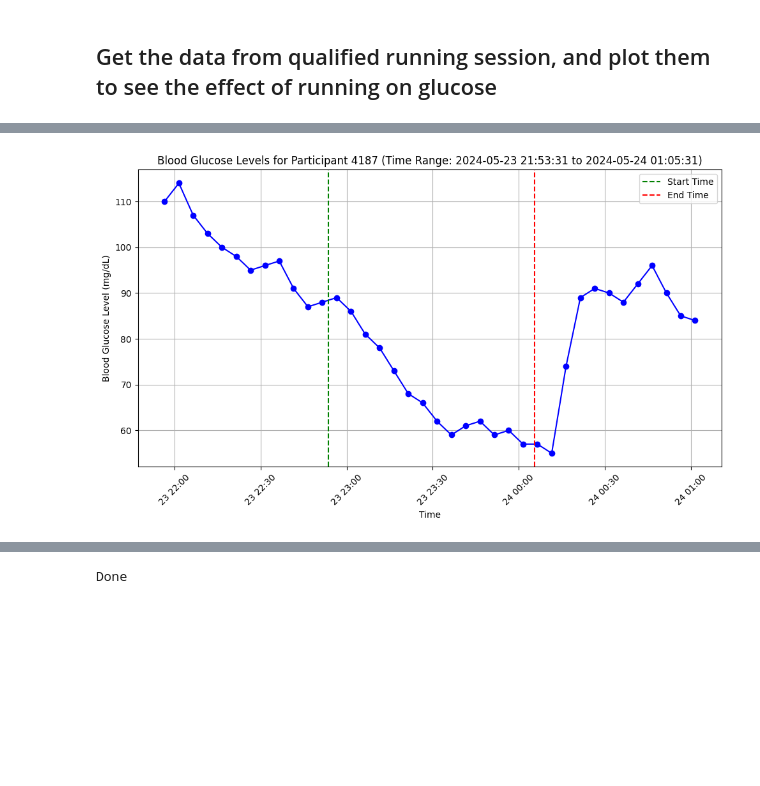
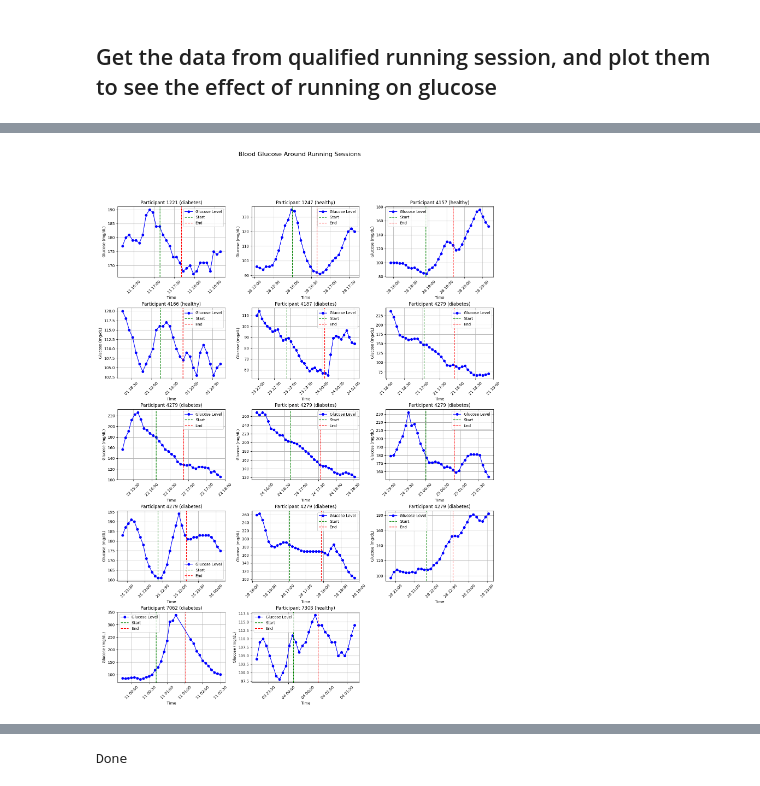
Before and after one commit to hbui138/RunningAndGlucoseTool, a Jupyter notebook: explore_cgm.ipynb, the cells around one changed output, grey strips where cells are left out. Cells and saved outputs as stored; diff of their text form; code cells hidden in the pictures; blank space fills up the shorter version.

```diff
--- a/explore_cgm.ipynb
+++ b/explore_cgm.ipynb
@@ -612,0 +679,11 @@ Passing `palette` without assigning `hue` is deprecated and will be removed in v
+# %%
+for id in merged_data['participant_id']:
+  start_time, end_time = get_start_end_time(id)
+  merged_data.loc[merged_data['participant_id'] == id, 'start_time'] = start_time
+  merged_data.loc[merged_data['participant_id'] == id, 'end_time'] = end_time
+
+merged_data.rename(columns={'study_group': 'study_group_pre'}, inplace=True)
+
+# Replace study group names
+merged_data.loc[merged_data['study_group_pre'].isin(healthy_group), 'study_group'] = 'healthy'
+merged_data.loc[merged_data['study_group_pre'].isin(diabetes_group), 'study_group'] = 'diabetes'
@@ -959,8 +1010,12 @@ plt.show()
 # %% [markdown]
 ## Get the data from qualified running session, and plot them to see the effect of running on glucose
 # %%
-running_sessions_df = pd.read_csv("qualified_running_sessions.csv", parse_dates=['start_dtime_range', 'end_dtime_range'])
+running_sessions_df = pd.read_csv("qualified_running_sessions.csv", parse_dates=['actual_start_time', 'actual_end_time'])
 running_sessions_df = running_sessions_df.drop(columns=['study_group'])
+
+# Extend start and end time by 1 hour each
+running_sessions_df['extended_start_time'] = running_sessions_df['actual_start_time'] - pd.Timedelta(hours=1)
+running_sessions_df['extended_end_time'] = running_sessions_df['actual_end_time'] + pd.Timedelta(hours=1)
 
 data_with_qualified_running = filtered_data.merge(running_sessions_df, on='participant_id', how='inner')
 
@@ -979,40 +1039,57 @@ data_with_qualified_running
 # %%
-for idx, row in data_with_qualified_running.iterrows():
+# Count how many sessions you'll plot
+num_sessions = len(data_with_qualified_running)
+
+# Create a grid of subplots (e.g., 3 per row)
+cols = 3
+rows = (num_sessions + cols - 1) // cols
+fig, axes = plt.subplots(rows, cols, figsize=(5 * cols, 4 * rows), sharex=False)
+axes = axes.flatten()  # Flatten in case it's a 2D array
+
+for i, (idx, row) in enumerate(data_with_qualified_running.iterrows()):
     id = row['participant_id']
+    study_group = row['study_group']
     print(f"Processing participant {id}")
 
-    # Process CGM data for this participant
+    # Process CGM data
     cgm_df = process_cgm_data(id)
 
-    # Get the time range (1 hour before and after) for the current participant from the row
-    time_range_start = pd.to_datetime(row['start_dtime_range'])
-    time_range_end = pd.to_datetime(row['end_dtime_range'])
+    # Time ranges
+    time_range_start = pd.to_datetime(row['extended_start_time'])
+    time_range_end = pd.to_datetime(row['extended_end_time'])
     actual_start_time = pd.to_datetime(row['actual_start_time'])
     actual_end_time = pd.to_datetime(row['actual_end_time'])
 
-    print(f"Time range: {time_range_start} to {time_range_end}")
-    print(f"Actual start time: {actual_start_time} to {actual_end_time}")
+    # Filter CGM data
+    filtered_cgm_df = cgm_df[
+        (cgm_df['start_dtime'] >= time_range_start) &
+        (cgm_df['start_dtime'] <= time_range_end)
+    ]
 
-    # Filter CGM data within the time range for the current participant
-    filtered_cgm_df = cgm_df[(cgm_df['start_dtime'] >= time_range_start) & (cgm_df['start_dtime'] <= time_range_end)]
-
-    # Check if filtered data is empty for the current participant
     if filtered_cgm_df.empty:
-        print(f"No CGM data found for participant {id} in the specified time range.")
+        print(f"No CGM data for participant {id} in specified range.")
         continue
 
-    # Plot the filtered CGM data
-    plt.figure(figsize=(10, 6))
-    plt.plot(filtered_cgm_df['start_dtime'], filtered_cgm_df['blood_glucose_value'], marker='o', linestyle='-', color='b')
-    plt.title(f'Blood Glucose Levels for Participant {id} (Time Range: {time_range_start} to {time_range_end})')
-    plt.xlabel('Time')
-    plt.ylabel('Blood Glucose Level (mg/dL)')
-    plt.grid(True)
-    plt.xticks(rotation=45)
-    plt.tight_layout()
-    # Mark the actual start and end times on the plot
-    plt.axvline(x=actual_start_time, color='g', linestyle='--', label='Start Time')
-    plt.axvline(x=actual_end_time, color='r', linestyle='--', label='End Time')
-    plt.legend()
-    plt.show()
+    # Plot on subplot
+    ax = axes[i]
+    ax.plot(filtered_cgm_df['start_dtime'], filtered_cgm_df['blood_glucose_value'],
+            marker='o', linestyle='-', color='b', label='Glucose Level')
+    ax.axvline(x=actual_start_time, color='g', linestyle='--', label='Start')
+    ax.axvline(x=actual_end_time, color='r', linestyle='--', label='End')
+
+    ax.set_title(f'Participant {id} ({study_group})')
+    ax.set_xlabel('Time')
+    ax.set_ylabel('Glucose (mg/dL)')
+    ax.grid(True)
+    ax.tick_params(axis='x', rotation=45)
+    ax.legend()
+
+# Hide any unused axes
+for j in range(i + 1, len(axes)):
+    fig.delaxes(axes[j])
+
+plt.tight_layout()
+plt.suptitle("Blood Glucose Around Running Sessions", fontsize=16, y=1.02)
+plt.subplots_adjust(top=0.92)
+plt.show()
 # %% [output]
@@ -1022 +1110 @@ Actual start time: 2024-05-23 22:53:31 to 2024-05-24 00:05:31
-[figure, old version]
+[figure, new version]
```
Also changed, not shown: parts of 36 cells of this notebook, 1 other file.
